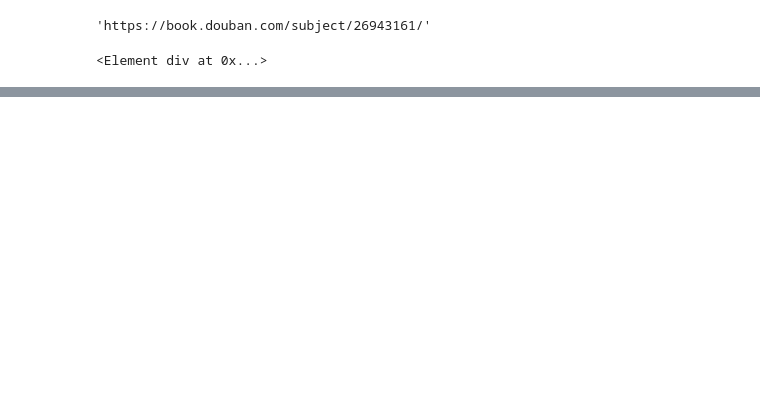
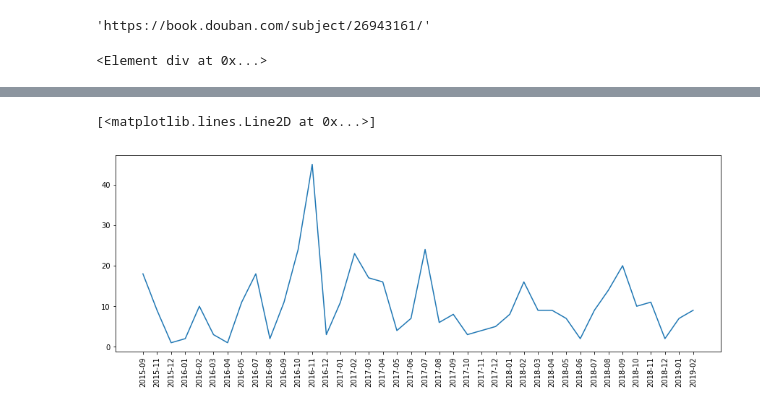
Before and after one commit to QLWeilcf/lcfSpyderWithPy3, a Jupyter notebook: doubanBlstSpider.ipynb, the cells around one changed output, grey strips where cells are left out. Saved outputs shown, nothing was run; the diff lists cells and outputs as text; code cells hidden in the pictures; blank space fills up the shorter version.

```diff
--- a/doubanBlstSpider.ipynb
+++ b/doubanBlstSpider.ipynb
@@ -196,0 +226,7 @@ outdf.apply(priceNorm,axis=1)
+# %%
+plt.figure(figsize=(15,5))
+plt.xticks(rotation=90)#设置时间标签显示格式
+plt.plot(read_date)
+# %% [output]
+[<matplotlib.lines.Line2D at 0x...>]
+[figure, added]
```
Also changed, not shown: parts of 57 cells of this notebook.
